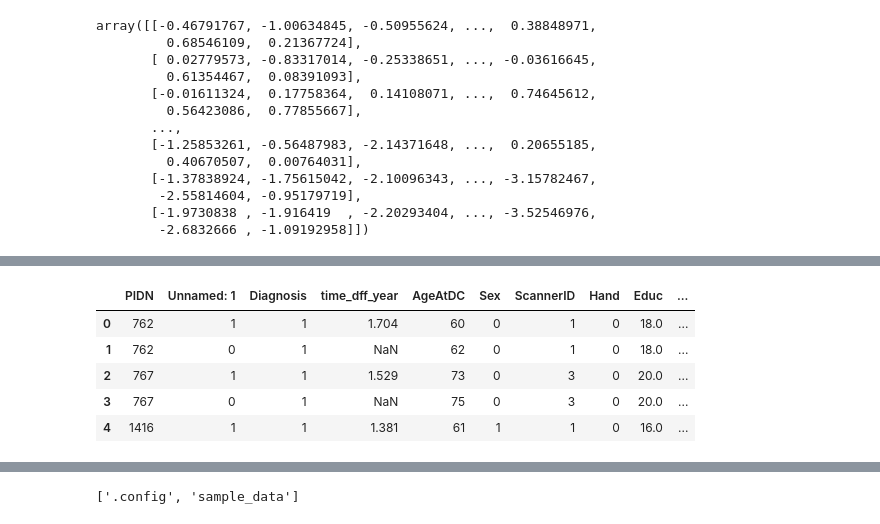
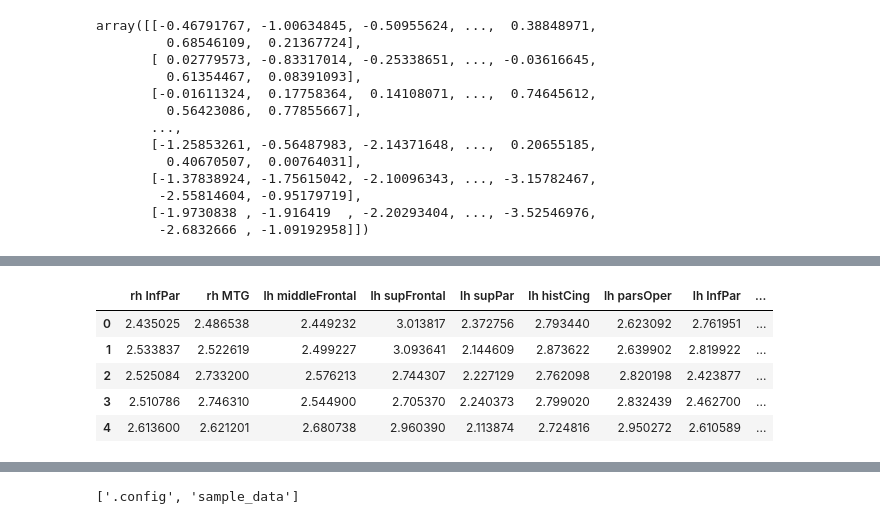
Before and after one commit to RoyMassett/Roy_Ava_Clustering_2019, a Jupyter notebook: notebooks/Thickness_Interaction_Clustering.ipynb, the cells around one changed output, grey strips where cells are left out. Drawn from its saved outputs; the diff is of its cells as text; code cells hidden in the pictures.

```diff
--- a/notebooks/Thickness_Interaction_Clustering.ipynb
+++ b/notebooks/Thickness_Interaction_Clustering.ipynb
@@ -101,0 +82,4 @@ TypeError: ignored
+# %%
+interaction_features_with_diagnosis = interaction.drop(['PIDN', 'Unnamed: 1', 'time_dff_year', 'AgeAtDC', 'Sex', 'ScannerID', 'Hand', 'Educ', 'Unnamed: 9', 'Unnamed: 28', 'Unnamed: 29', 'Unnamed: 30', 'Unnamed: 31'], axis= 1)
+interaction_features = interaction_features_with_diagnosis.drop('Diagnosis', axis= 1)
+interaction.head()
@@ -123,17 +157,17 @@ ax_unclustered = unclustered_pca.plot.scatter(x='principal component 1', y='prin
 # %%
-interaction_2_clusters = interaction.copy()
+interaction_2_clusters = interaction_features.copy()
 km_2 = KMeans(n_clusters = 2)
-interaction_two_clusters = km_2.fit(interaction_clusters)
+interaction_two_clusters = km_2.fit(interaction_2_clusters)
 two_labels = interaction_two_clusters.labels_
 interaction_2_clusters['Cluster'] = two_labels
 interaction_2_clusters.head()
 # %% [output]
-|  | PIDN | Unnamed: 1 | Diagnosis | time_dff_year | AgeAtDC | Sex | ScannerID | Hand | Educ | ... |
-| 0 | 762 | 1 | 1 | 1.704 | 60 | 0 | 1 | 0 | 18.0 | ... |
-| 1 | 762 | 0 | 1 | NaN | 62 | 0 | 1 | 0 | 18.0 | ... |
-| 2 | 767 | 1 | 1 | 1.529 | 73 | 0 | 3 | 0 | 20.0 | ... |
-| 3 | 767 | 0 | 1 | NaN | 75 | 0 | 3 | 0 | 20.0 | ... |
-| 4 | 1416 | 1 | 1 | 1.381 | 61 | 1 | 1 | 0 | 16.0 | ... |
+|  | rh InfPar | rh MTG | lh middleFrontal | lh supFrontal | lh supPar | lh histCing | lh parsOper | lh InfPar | ... |
+| 0 | 2.435025 | 2.486538 | 2.449232 | 3.013817 | 2.372756 | 2.793440 | 2.623092 | 2.761951 | ... |
+| 1 | 2.533837 | 2.522619 | 2.499227 | 3.093641 | 2.144609 | 2.873622 | 2.639902 | 2.819922 | ... |
+| 2 | 2.525084 | 2.733200 | 2.576213 | 2.744307 | 2.227129 | 2.762098 | 2.820198 | 2.423877 | ... |
+| 3 | 2.510786 | 2.746310 | 2.544900 | 2.705370 | 2.240373 | 2.799020 | 2.832439 | 2.462700 | ... |
+| 4 | 2.613600 | 2.621201 | 2.680738 | 2.960390 | 2.113874 | 2.724816 | 2.950272 | 2.610589 | ... |
 # %%
 two_cluster_pca = principalDf.copy()
 two_cluster_pca["Cluster"] = interaction_2_clusters["Cluster"]
```
Also changed, not shown: parts of 17 cells of this notebook.
